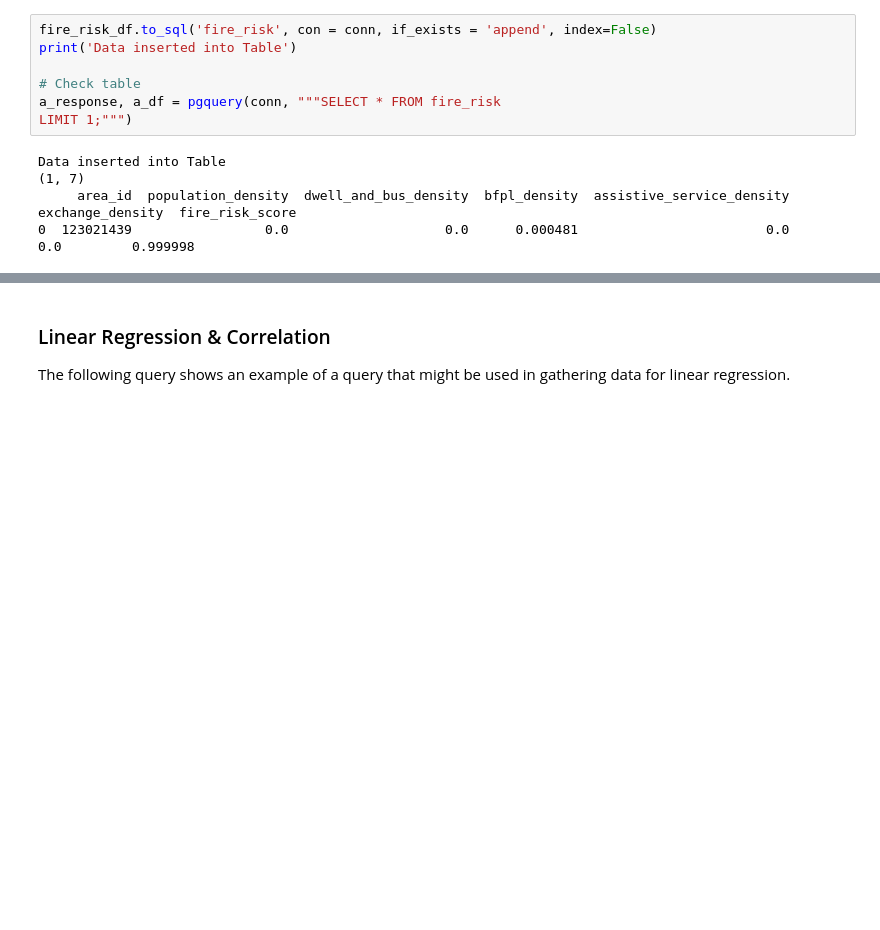
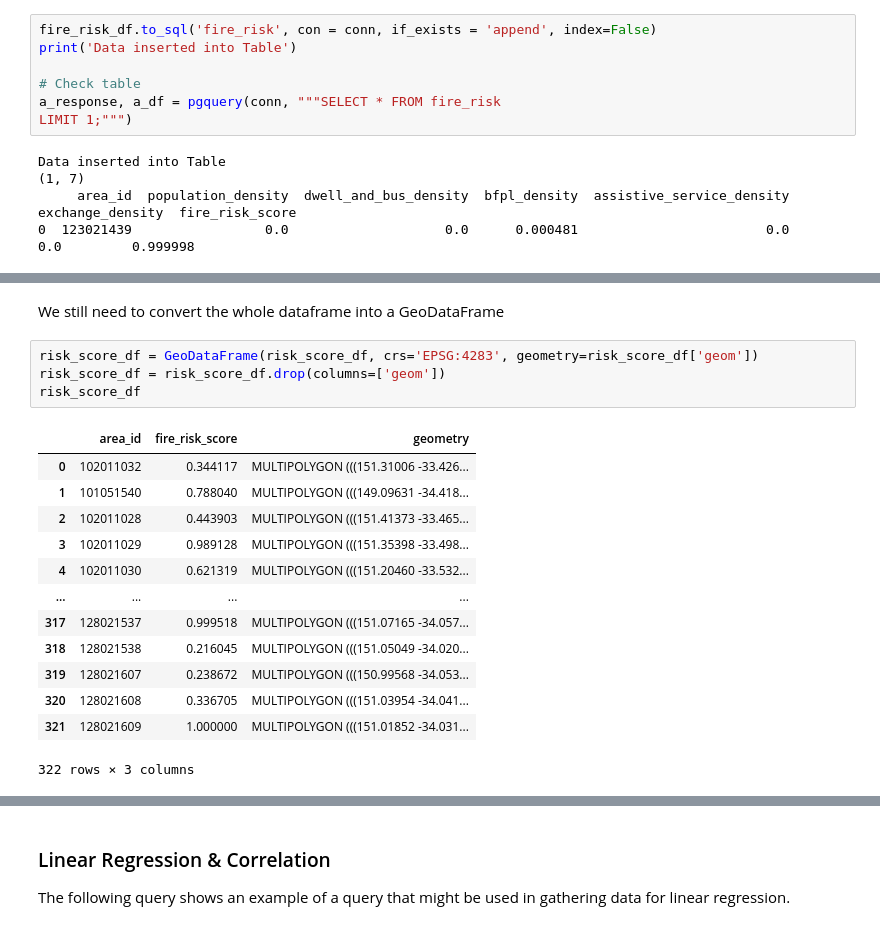
Before and after one commit to ew92/data2001_project, a Jupyter notebook: main.ipynb, the cells around one changed output, grey strips where cells are left out. Cells and saved outputs as stored; diff of their text form; blank space fills up the shorter version.

```diff
--- a/main.ipynb
+++ b/main.ipynb
@@ -1426,0 +1511,20 @@ Data inserted into Table
+# %% [markdown]
+We still need to convert the whole dataframe into a GeoDataFrame
+# %%
+risk_score_df = GeoDataFrame(risk_score_df, crs='EPSG:4283', geometry=risk_score_df['geom'])
+risk_score_df = risk_score_df.drop(columns=['geom'])
+risk_score_df
+# %% [output]
+|  | area_id | fire_risk_score | geometry |
+| 0 | 102011032 | 0.344117 | MULTIPOLYGON (((151.31006 -33.426... |
+| 1 | 101051540 | 0.788040 | MULTIPOLYGON (((149.09631 -34.418... |
+| 2 | 102011028 | 0.443903 | MULTIPOLYGON (((151.41373 -33.465... |
+| 3 | 102011029 | 0.989128 | MULTIPOLYGON (((151.35398 -33.498... |
+| 4 | 102011030 | 0.621319 | MULTIPOLYGON (((151.20460 -33.532... |
+| ... | ... | ... | ... |
+| 317 | 128021537 | 0.999518 | MULTIPOLYGON (((151.07165 -34.057... |
+| 318 | 128021538 | 0.216045 | MULTIPOLYGON (((151.05049 -34.020... |
+| 319 | 128021607 | 0.238672 | MULTIPOLYGON (((150.99568 -34.053... |
+| 320 | 128021608 | 0.336705 | MULTIPOLYGON (((151.03954 -34.041... |
+| 321 | 128021609 | 1.000000 | MULTIPOLYGON (((151.01852 -34.031... |
+322 rows × 3 columns
```
Also changed, not shown: parts of 11 cells of this notebook.
